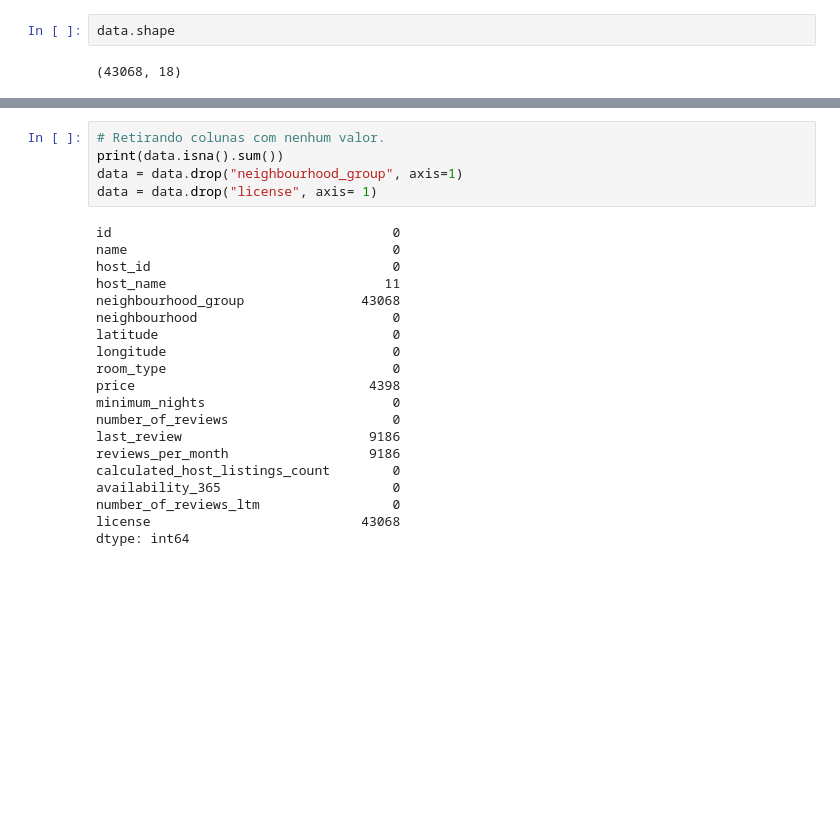
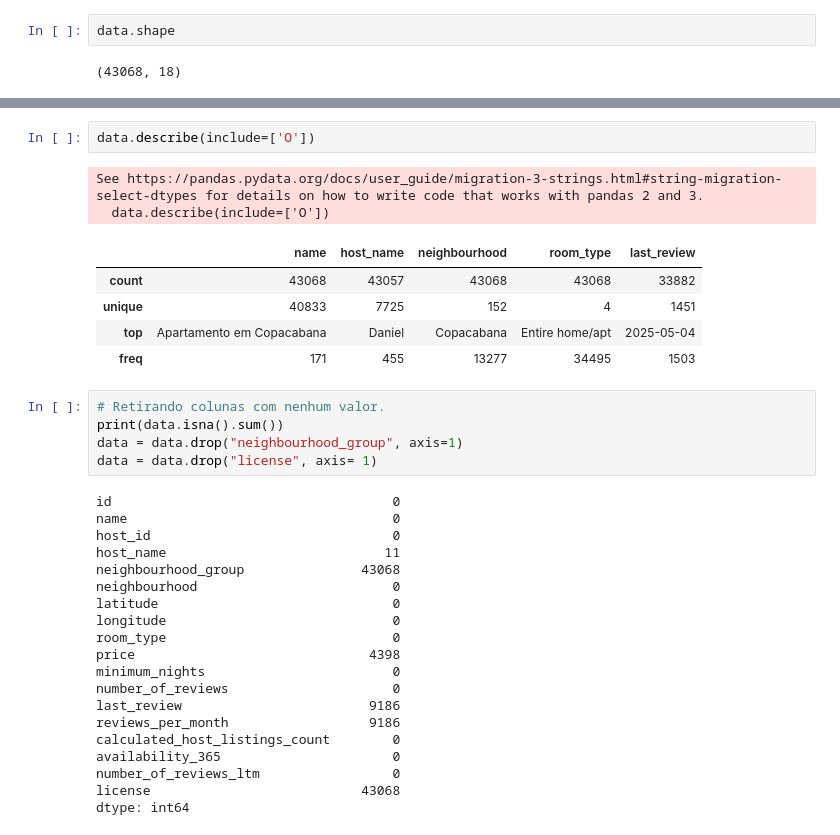
Before and after one commit to pagmaia/datasci-learning-project, a Jupyter notebook: airbnb-analysis.ipynb, the cells around one changed output, grey strips where cells are left out. Saved outputs shown, nothing was run; the diff lists cells and outputs as text; blank space fills up the shorter version.

```diff
--- a/airbnb-analysis.ipynb
+++ b/airbnb-analysis.ipynb
@@ -68,6 +68,16 @@ data.describe()
 | 50% | 1.029236e+18 | 1.596793e+08 | NaN | -22.971645 | -43.193651 | 317.000000 | 2.000000 | ... |
 | 75% | 1.315246e+18 | 4.324447e+08 | NaN | -22.951560 | -43.184509 | 565.000000 | 3.000000 | ... |
 | max | 1.518231e+18 | 7.208012e+08 | NaN | -22.750510 | -43.104400 | 500000.000000 | 1000.000000 | ... |
+# %%
+data.describe(include=['O'])
+# %% [output]
+See https://pandas.pydata.org/docs/user_guide/migration-3-strings.html#string-migration-select-dtypes for details on how to write code that works with pandas 2 and 3.
+  data.describe(include=['O'])
+|  | name | host_name | neighbourhood | room_type | last_review |
+| count | 43068 | 43057 | 43068 | 43068 | 33882 |
+| unique | 40833 | 7725 | 152 | 4 | 1451 |
+| top | Apartamento em Copacabana | Daniel | Copacabana | Entire home/apt | 2025-05-04 |
+| freq | 171 | 455 | 13277 | 34495 | 1503 |
 # %%
 # Retirando colunas com nenhum valor.
 print(data.isna().sum())
```
Also changed, not shown: parts of 7 cells of this notebook.
